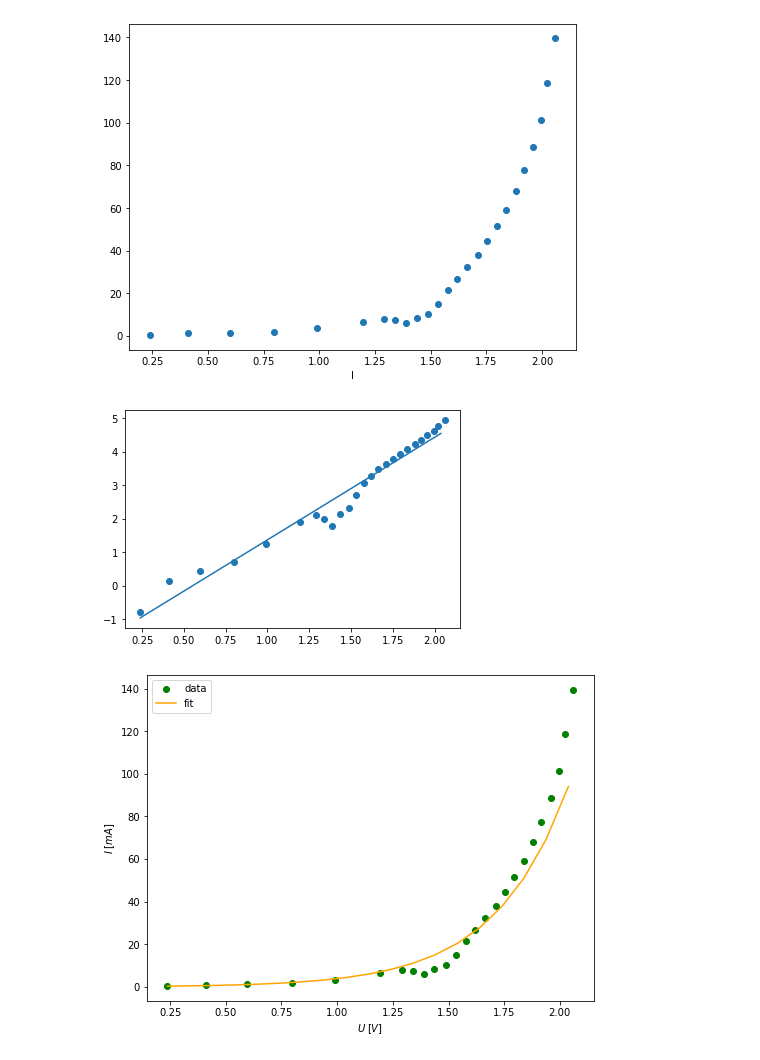
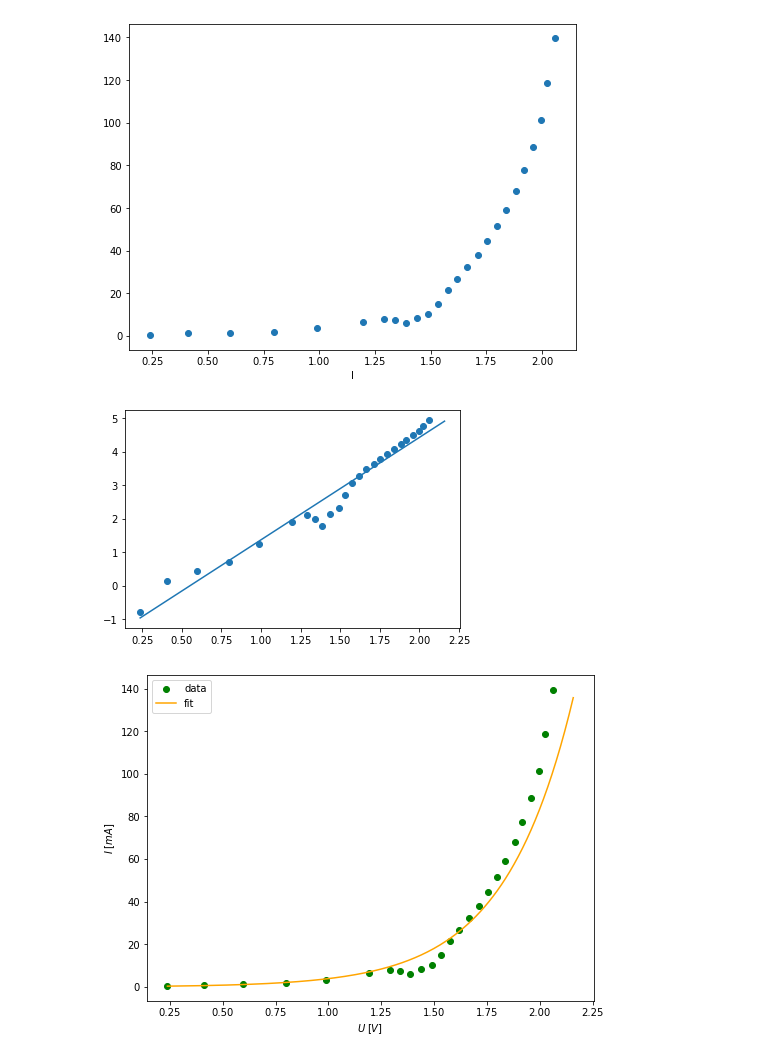
Before and after one commit to ficnawode/fizyka-pw-lab2-data-analysis, a Jupyter notebook: cw13/da.ipynb, the cells around one changed output. Saved outputs shown, nothing was run; the diff lists cells and outputs as text; code cells hidden in the pictures.

```diff
--- a/cw13/da.ipynb
+++ b/cw13/da.ipynb
@@ -108,16 +108,16 @@ plt.show()
 # %%
 
 plt.scatter(cell['U2'], np.log(cell['I']))
 cell['logI'] = np.log(cell['I'])
 fit = np.polyfit(cell['U2'], cell['logI'], 1)
-x_fit = np.arange(cell['U2'].min(), cell['U2'].max(), 0.1)
+x_fit = np.arange(cell['U2'].min(), cell['U2'].max() + 0.1, 0.01)
 
 y_log_fit = fit[1] + x_fit*fit[0]
 plt.plot(x_fit,y_log_fit)
 
 y_fit = np.exp(y_log_fit)
 # %% [output]
-[figure, old version]
+[figure, new version]
 # %%
 
 plt.figure(figsize=(8,6))
@@ -132,4 +132,4 @@ plt.legend()
 plt.savefig('out/wyk_I_od_U.jpg', dpi = 350)
 plt.show()
 # %% [output]
-[figure, old version]
+[figure, new version]
```
Also changed, not shown: 2 other files.
